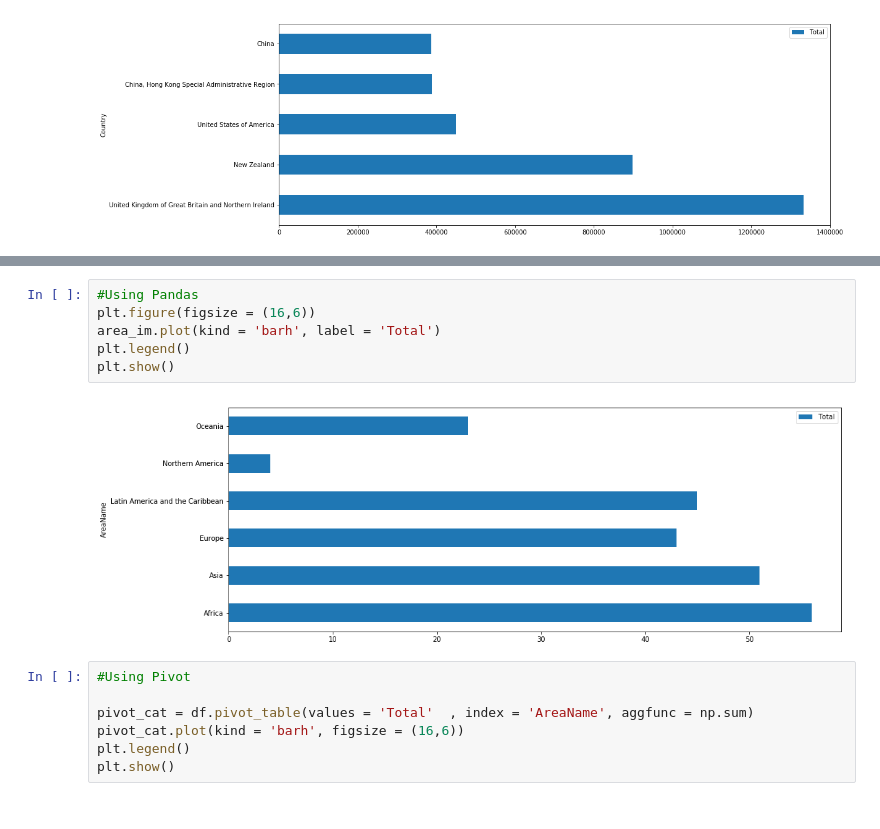
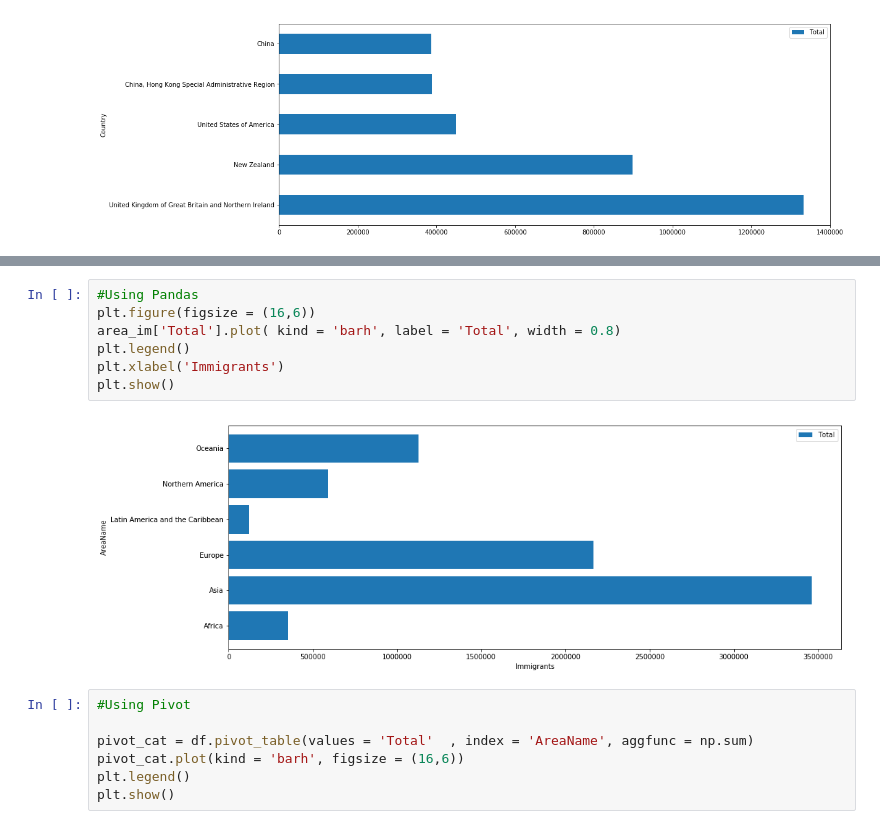
Before and after one commit to leangaurav/weekday2019_09_05, a Jupyter notebook: Assignments/Megha/AustraliaImmigrantsMatplotlib.ipynb, the cells around one changed output, grey strips where cells are left out. Saved outputs shown, nothing was run; the diff lists cells and outputs as text.

```diff
--- a/Assignments/Megha/AustraliaImmigrantsMatplotlib.ipynb
+++ b/Assignments/Megha/AustraliaImmigrantsMatplotlib.ipynb
@@ -60,11 +74,12 @@ plt.show()
 # %%
 #Using Pandas
 plt.figure(figsize = (16,6))
-area_im.plot(kind = 'barh', label = 'Total')
+area_im['Total'].plot( kind = 'barh', label = 'Total', width = 0.8)
 plt.legend()
+plt.xlabel('Immigrants')
 plt.show()
 # %% [output]
-[figure, old version]
+[figure, new version]
 # %%
 #Using Pivot
 
```
Also changed, not shown: parts of 12 cells of this notebook.
